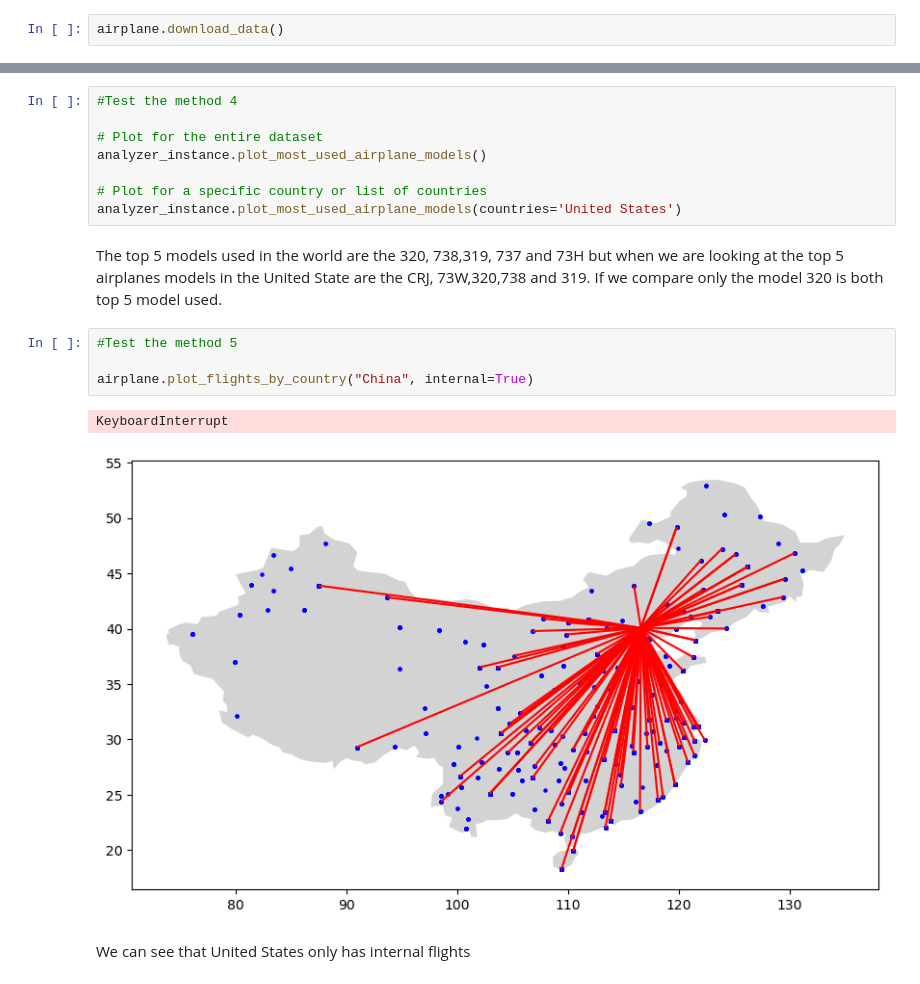
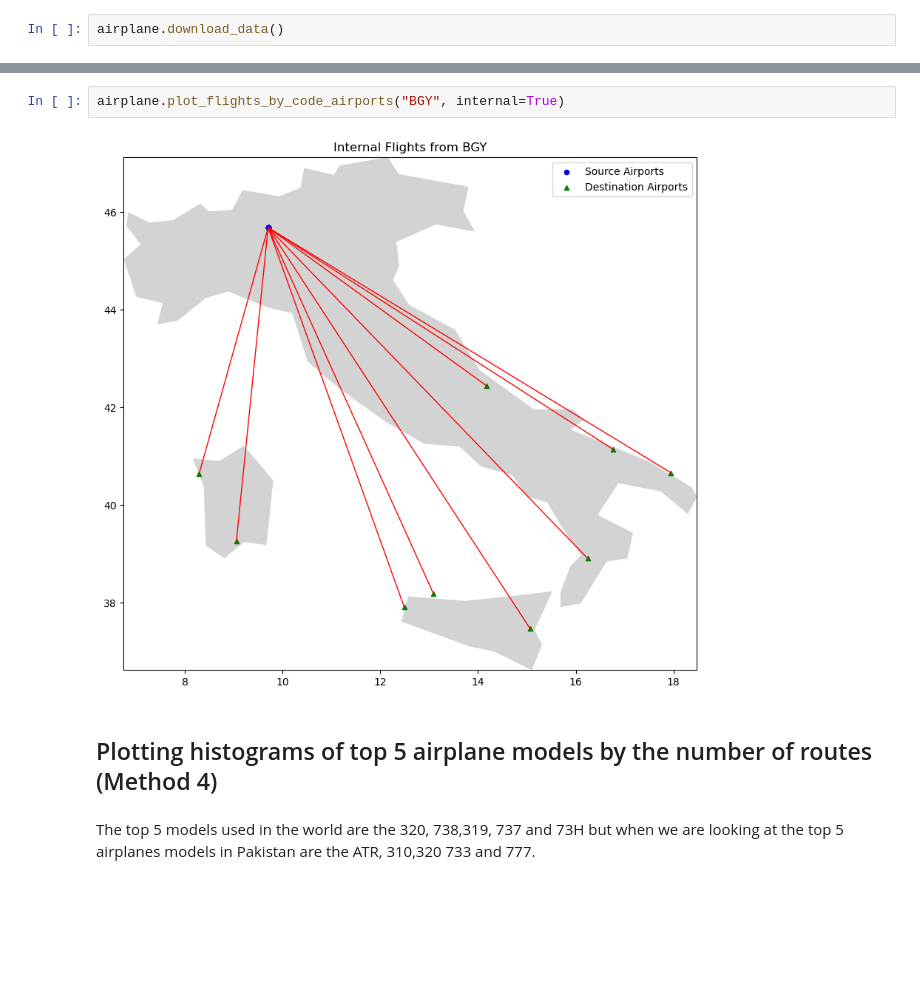
Before and after one commit to CarolinaAparicio2001/ADPRO, a Jupyter notebook: Showcase_Notebook.ipynb, the cells around one changed output, grey strips where cells are left out. Saved outputs shown, nothing was run; the diff lists cells and outputs as text; blank space fills up the shorter version.

```diff
--- a/Showcase_Notebook.ipynb
+++ b/Showcase_Notebook.ipynb
@@ -115,19 +105,8 @@ From these two histograms we can see that the most used destination airports fro
-# %%
-#Test the method 4
-
-# Plot for the entire dataset
-analyzer_instance.plot_most_used_airplane_models()
-
-# Plot for a specific country or list of countries
-analyzer_instance.plot_most_used_airplane_models(countries='United States')
+# %%
+airplane.plot_flights_by_code_airports("BGY", internal=True)
+# %% [output]
+[figure, added]
+# %% [markdown]
+## Plotting histograms of top 5 airplane models by the number of routes (Method 4)
 # %% [markdown]
-The top 5 models used in the world are the 320, 738,319, 737 and 73H but when we are looking at the top 5 airplanes models in the United State are the CRJ, 73W,320,738 and 319. If we compare only the model 320 is both top 5 model used.
+The top 5 models used in the world are the 320, 738,319, 737 and 73H but when we are looking at the top 5 airplanes models in Pakistan are the ATR, 310,320 733 and 777.
-# %%
-#Test the method 5
-
-airplane.plot_flights_by_country("China", internal=True)
-# %% [output]
-KeyboardInterrupt
-[figure, removed]
-# %% [markdown]
-We can see that United States only has internal flights
```
Also changed, not shown: parts of 32 cells of this notebook.
